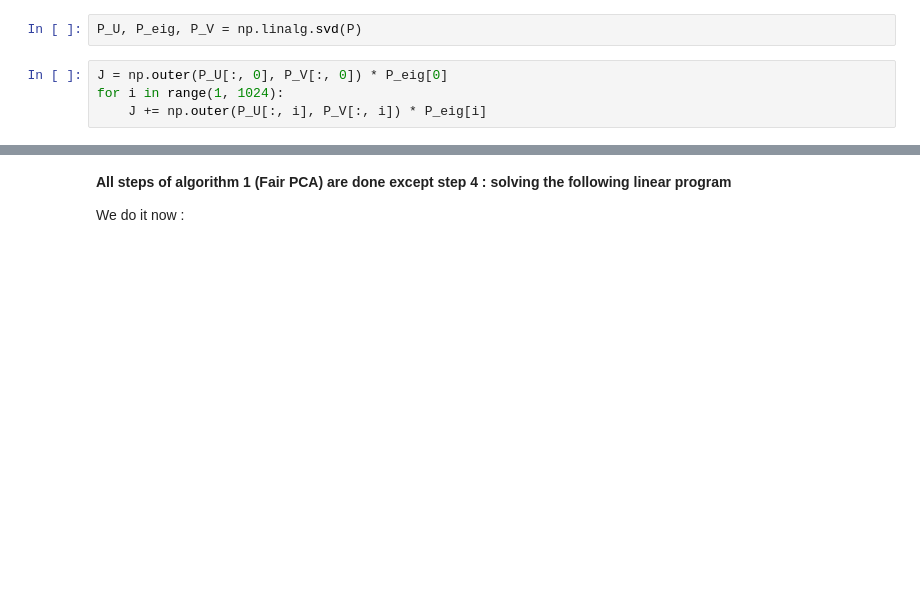
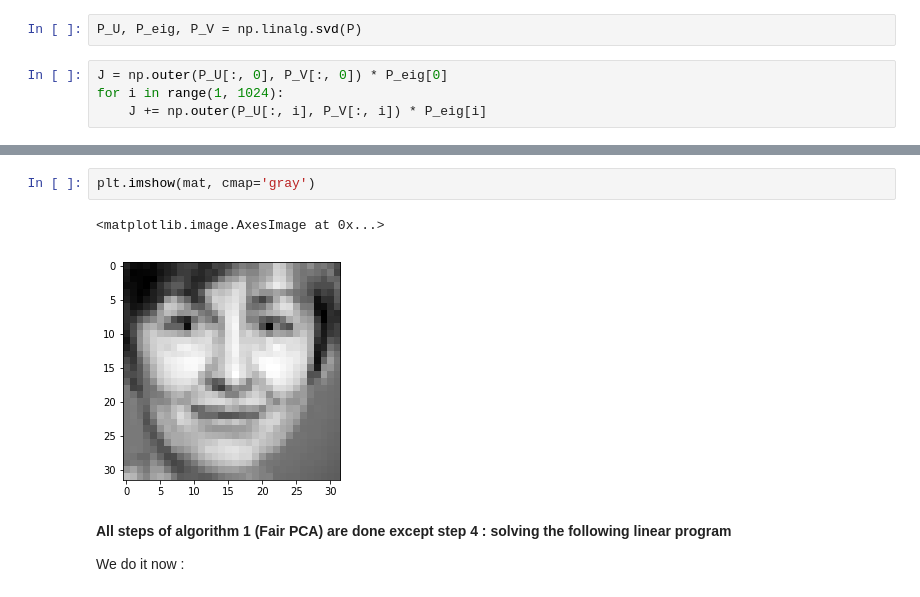
Before and after one commit to mehdibnc/Fair_PCA, a Jupyter notebook: Fair_PCA.ipynb, the cells around one changed output, grey strips where cells are left out. Saved outputs shown, nothing was run; the diff lists cells and outputs as text; blank space fills up the shorter version.

```diff
--- a/Fair_PCA.ipynb
+++ b/Fair_PCA.ipynb
@@ -242,3 +270,8 @@ for i in range(1, 1024):
+# %%
+plt.imshow(mat, cmap='gray')
+# %% [output]
+<matplotlib.image.AxesImage at 0x...>
+[figure, added]
 # %% [markdown]
 **All steps of algorithm 1 (Fair PCA) are done except step 4 : solving the following linear program**
 
```
Also changed, not shown: parts of 25 cells of this notebook.
